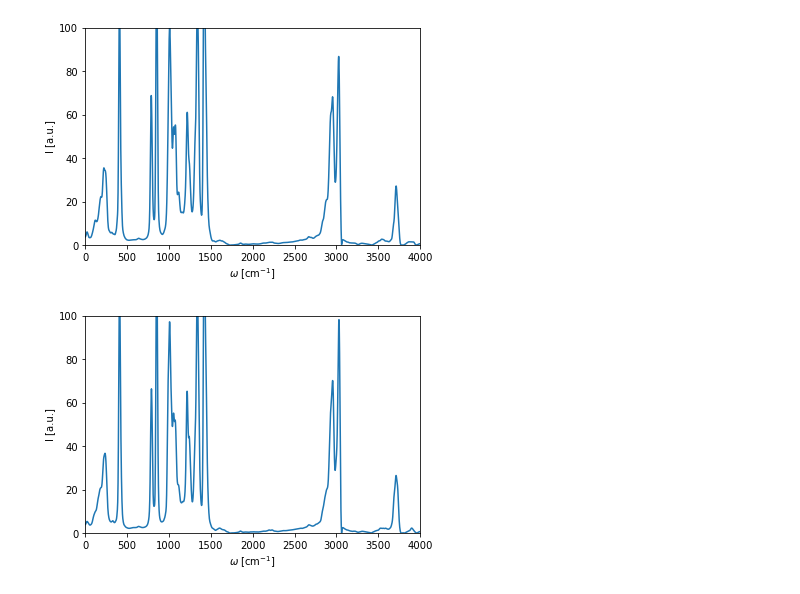
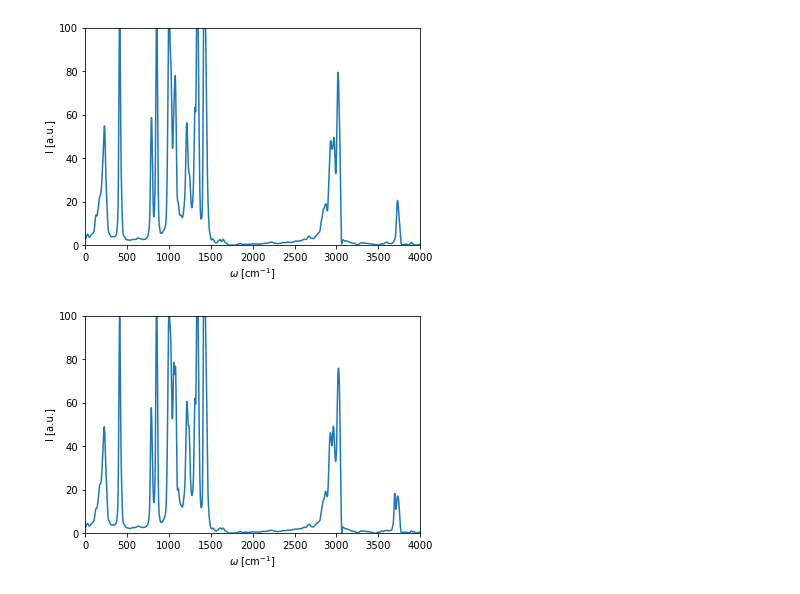
Before and after one commit to MihailBogojeski/equiv_dens_ml, a Jupyter notebook: schnetpack_md_ir_spectra.ipynb, the cells around one changed output. Drawn from its saved outputs; the diff is of its cells as text; code cells hidden in the pictures.

```diff
--- a/schnetpack_md_ir_spectra.ipynb
+++ b/schnetpack_md_ir_spectra.ipynb
@@ -9,7 +9,7 @@ from schnetpack.md.utils import MDUnits
 %load_ext autoreload
 %autoreload 2
 # %%
-data = HDF5Loader('simulation_gpu_dipole_test_new_lvl4_all.hdf5', load_properties=True, skip_initial=500000)
+data = HDF5Loader('md_logs/2022-05-16_mQEuhRFt/simulation_local_dipole_001.hdf5', load_properties=True, skip_initial=0)
 # %%
 energies = data.get_property('energy')
 print('Shape:', energies.shape)
@@ -148,28 +148,28 @@ plt.ylabel('I [a.u.]')
 plt.xlabel('$\omega$ [cm$^{-1}$]')
 plt.show()
 # %% [output]
-[figure, old version]
+[figure, new version]
 # %%
 from schnetpack.md.utils.spectra import PowerSpectrum
 
 spectrum = PowerSpectrum(data, resolution=4096)
 
-spectrum.compute_spectrum(molecule_idx=3)
+spectrum.compute_spectrum(molecule_idx=0)
 freqencies, intensities = spectrum.get_spectrum()
 
 # Plot the spectrum
 plt.figure()
 plt.plot(freqencies, intensities)
 plt.xlim(0,4000)
 plt.ylim(0,100)
 plt.ylabel('I [a.u.]')
 plt.xlabel('$\omega$ [cm$^{-1}$]')
 
 
 #plt.savefig('/home/mihail/Documents/Uni/PhD/equiv_dens/figures/ml_ethanol_vib_spectrum.svg')
 plt.show()
 # %% [output]
-[figure, old version]
+[figure, new version]
 # %%
 from schnetpack.md.utils.spectra import IRSpectrum
 
```
Also changed, not shown: parts of 14 cells of this notebook, 2 other files.
